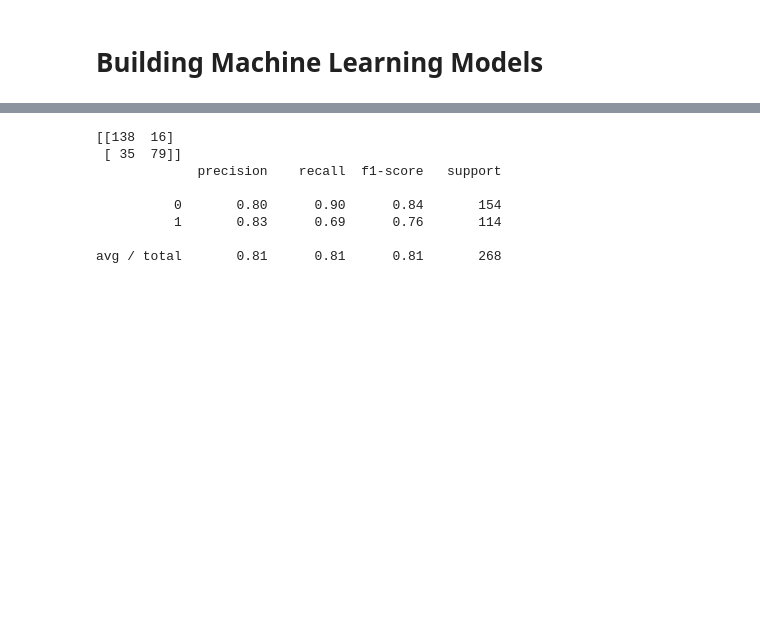
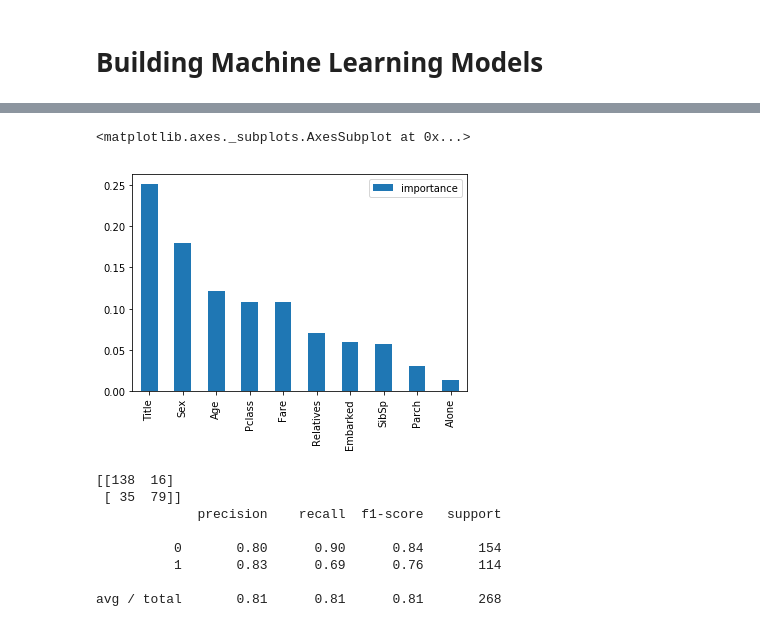
Before and after one commit to ElleKirilova/Kaggle-Datasets, a Jupyter notebook: Titanic/Titanic.ipynb, the cells around one changed output, grey strips where cells are left out. Cells and saved outputs as stored; diff of their text form; code cells hidden in the pictures; blank space fills up the shorter version.

```diff
--- a/Titanic/Untitled.ipynb
+++ b/Titanic/Titanic.ipynb
@@ -440,3 +440,11 @@ avg / total       0.81      0.81      0.80       268
+# %%
+importances = pd.DataFrame({'importance':np.round(rfc.feature_importances_,3)},index=X.columns)
+importances.sort_values(by='importance',ascending=False,inplace=True)
+# %%
+importances.plot.bar()
+# %% [output]
+<matplotlib.axes._subplots.AxesSubplot at 0x...>
+[figure, added]
 # %%
 #Logestic Regression
 lgmod = LogisticRegression()
```
Also changed, not shown: parts of 12 cells of this notebook.
